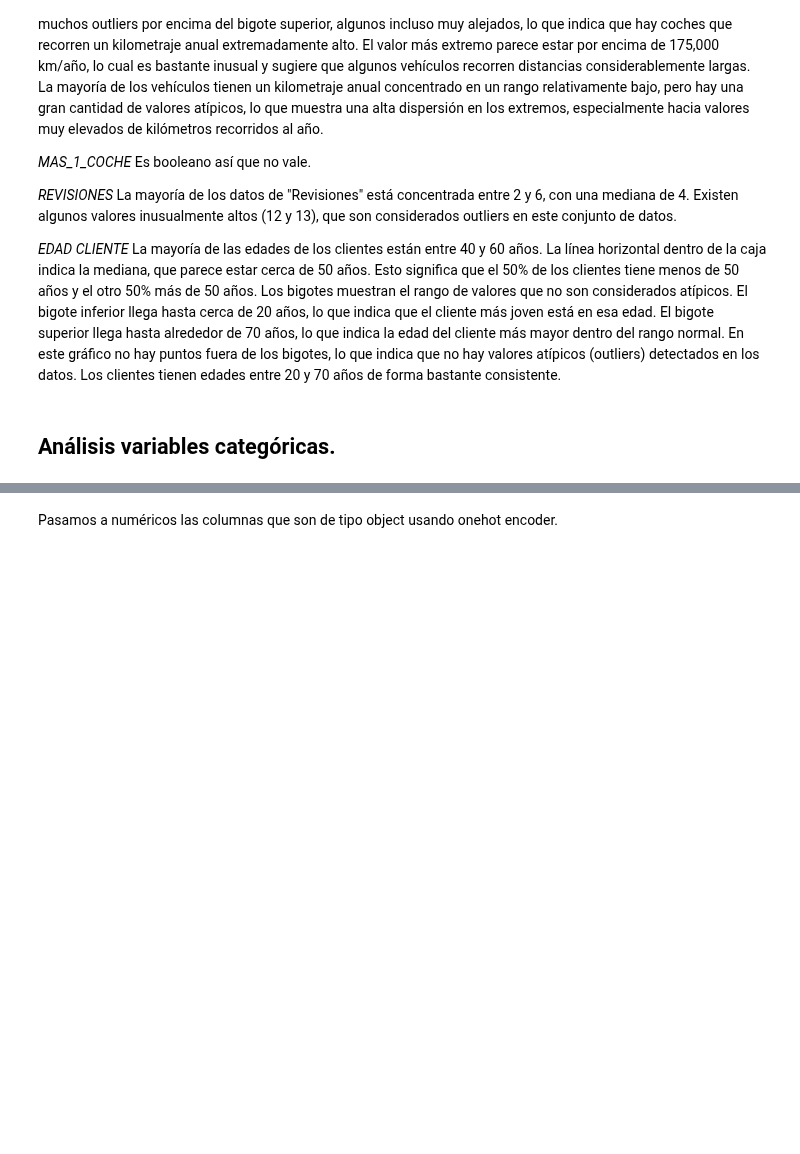
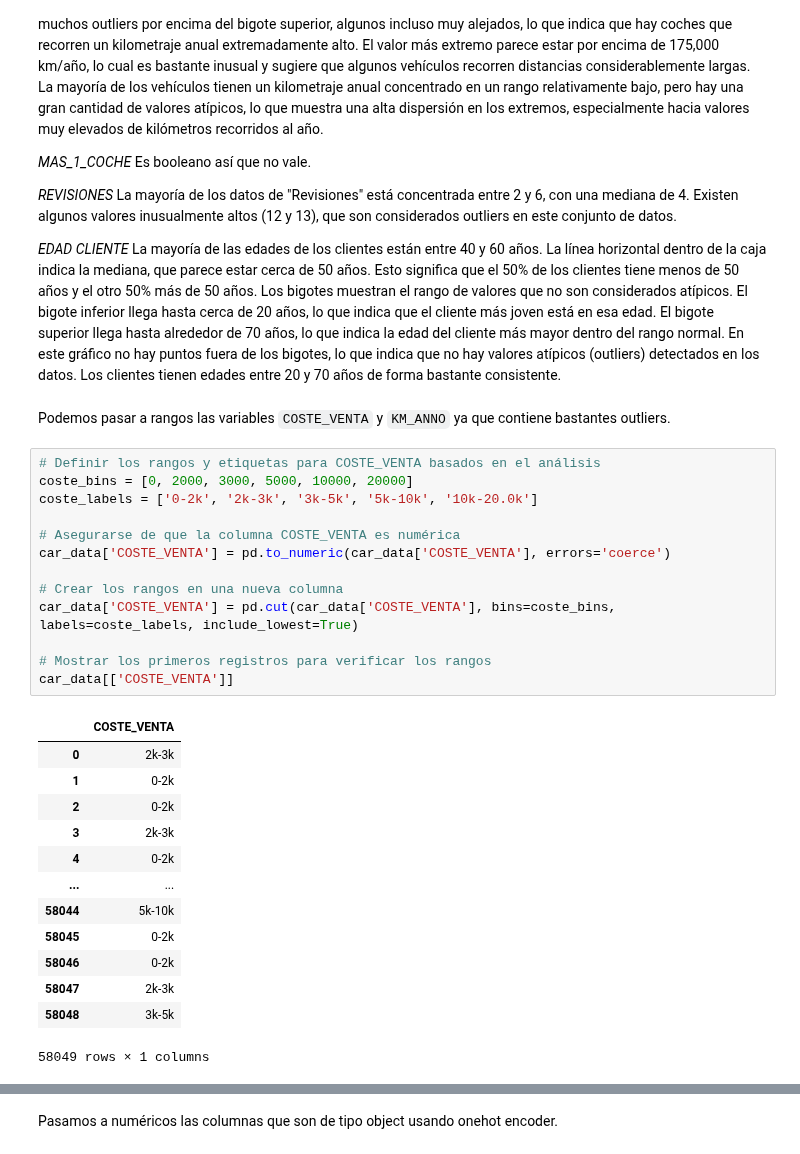
Before and after one commit to lauralardies/caso_practico_1, a Jupyter notebook: Caso Práctico/analisis/limpieza.ipynb, the cells around one changed output, grey strips where cells are left out. Drawn from its saved outputs; the diff is of its cells as text; blank space fills up the shorter version.

```diff
--- a/Caso Práctico/analisis/limpieza.ipynb
+++ b/Caso Práctico/analisis/limpieza.ipynb
@@ -223,5 +223,32 @@ Parece que la mayoría de los coches tienen un kilometraje anual entre 0 y algo
 
 
 *EDAD CLIENTE*  La mayoría de las edades de los clientes están entre 40 y 60 años. La línea horizontal dentro de la caja indica la mediana, que parece estar cerca de 50 años. Esto significa que el 50% de los clientes tiene menos de 50 años y el otro 50% más de 50 años. Los bigotes muestran el rango de valores que no son considerados atípicos. El bigote inferior llega hasta cerca de 20 años, lo que indica que el cliente más joven está en esa edad. El bigote superior llega hasta alrededor de 70 años, lo que indica la edad del cliente más mayor dentro del rango normal. En este gráfico no hay puntos fuera de los bigotes, lo que indica que no hay valores atípicos (outliers) detectados en los datos. Los clientes tienen edades entre 20 y 70 años de forma bastante consistente.
-# %% [markdown]
-## Análisis variables categóricas.
+# %% [markdown]
+Podemos pasar a rangos las variables `COSTE_VENTA` y `KM_ANNO` ya que contiene bastantes outliers.
+# %%
+# Definir los rangos y etiquetas para COSTE_VENTA basados en el análisis
+coste_bins = [0, 2000, 3000, 5000, 10000, 20000]
+coste_labels = ['0-2k', '2k-3k', '3k-5k', '5k-10k', '10k-20.0k']
+
+# Asegurarse de que la columna COSTE_VENTA es numérica
+car_data['COSTE_VENTA'] = pd.to_numeric(car_data['COSTE_VENTA'], errors='coerce')
+
+# Crear los rangos en una nueva columna
+car_data['COSTE_VENTA'] = pd.cut(car_data['COSTE_VENTA'], bins=coste_bins, labels=coste_labels, include_lowest=True)
+
+# Mostrar los primeros registros para verificar los rangos
+car_data[['COSTE_VENTA']]
+# %% [output]
+|  | COSTE_VENTA |
+| 0 | 2k-3k |
+| 1 | 0-2k |
+| 2 | 0-2k |
+| 3 | 2k-3k |
+| 4 | 0-2k |
+| ... | ... |
+| 58044 | 5k-10k |
+| 58045 | 0-2k |
+| 58046 | 0-2k |
+| 58047 | 2k-3k |
+| 58048 | 3k-5k |
+58049 rows × 1 columns
```
Also changed, not shown: parts of 9 cells of this notebook.
